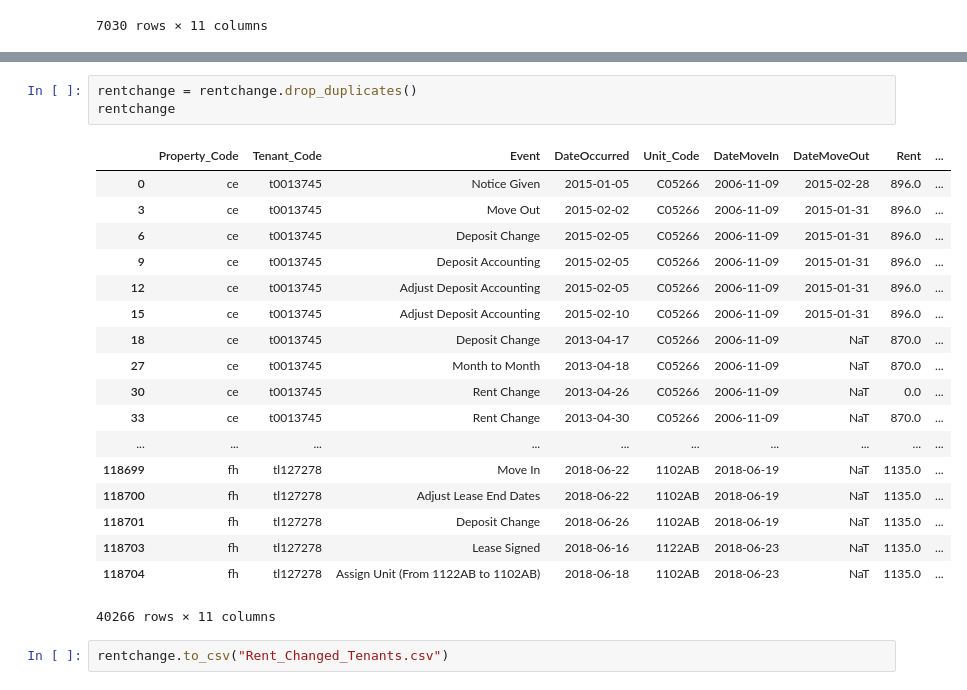
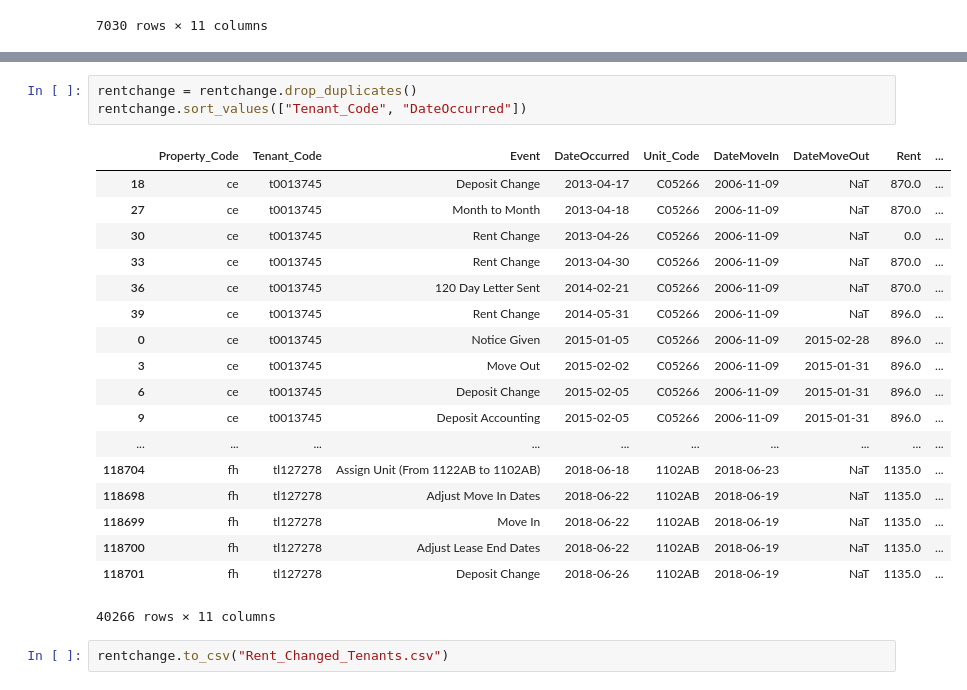
Before and after one commit to richinohio/Final_Project, a Jupyter notebook: Rent Change vs No Rent Change.ipynb, the cells around one changed output, grey strips where cells are left out. Drawn from its saved outputs; the diff is of its cells as text.

```diff
--- a/Rent Change vs No Rent Change.ipynb
+++ b/Rent Change vs No Rent Change.ipynb
@@ -118,24 +107,24 @@ rentchange.head(25)
 # %%
 rentchange = rentchange.drop_duplicates()
-rentchange
+rentchange.sort_values(["Tenant_Code", "DateOccurred"])
 # %% [output]
 |  | Property_Code | Tenant_Code | Event | DateOccurred | Unit_Code | DateMoveIn | DateMoveOut | Rent | ... |
+| 18 | ce | t0013745 | Deposit Change | 2013-04-17 | C05266 | 2006-11-09 | NaT | 870.0 | ... |
+| 27 | ce | t0013745 | Month to Month | 2013-04-18 | C05266 | 2006-11-09 | NaT | 870.0 | ... |
+| 30 | ce | t0013745 | Rent Change | 2013-04-26 | C05266 | 2006-11-09 | NaT | 0.0 | ... |
+| 33 | ce | t0013745 | Rent Change | 2013-04-30 | C05266 | 2006-11-09 | NaT | 870.0 | ... |
+| 36 | ce | t0013745 | 120 Day Letter Sent | 2014-02-21 | C05266 | 2006-11-09 | NaT | 870.0 | ... |
+| 39 | ce | t0013745 | Rent Change | 2014-05-31 | C05266 | 2006-11-09 | NaT | 896.0 | ... |
 | 0 | ce | t0013745 | Notice Given | 2015-01-05 | C05266 | 2006-11-09 | 2015-02-28 | 896.0 | ... |
 | 3 | ce | t0013745 | Move Out | 2015-02-02 | C05266 | 2006-11-09 | 2015-01-31 | 896.0 | ... |
 | 6 | ce | t0013745 | Deposit Change | 2015-02-05 | C05266 | 2006-11-09 | 2015-01-31 | 896.0 | ... |
 | 9 | ce | t0013745 | Deposit Accounting | 2015-02-05 | C05266 | 2006-11-09 | 2015-01-31 | 896.0 | ... |
-| 12 | ce | t0013745 | Adjust Deposit Accounting | 2015-02-05 | C05266 | 2006-11-09 | 2015-01-31 | 896.0 | ... |
-| 15 | ce | t0013745 | Adjust Deposit Accounting | 2015-02-10 | C05266 | 2006-11-09 | 2015-01-31 | 896.0 | ... |
-| 18 | ce | t0013745 | Deposit Change | 2013-04-17 | C05266 | 2006-11-09 | NaT | 870.0 | ... |
-| 27 | ce | t0013745 | Month to Month | 2013-04-18 | C05266 | 2006-11-09 | NaT | 870.0 | ... |
-| 30 | ce | t0013745 | Rent Change | 2013-04-26 | C05266 | 2006-11-09 | NaT | 0.0 | ... |
-| 33 | ce | t0013745 | Rent Change | 2013-04-30 | C05266 | 2006-11-09 | NaT | 870.0 | ... |
 | ... | ... | ... | ... | ... | ... | ... | ... | ... | ... |
+| 118704 | fh | tl127278 | Assign Unit (From 1122AB to 1102AB) | 2018-06-18 | 1102AB | 2018-06-23 | NaT | 1135.0 | ... |
+| 118698 | fh | tl127278 | Adjust Move In Dates | 2018-06-22 | 1102AB | 2018-06-19 | NaT | 1135.0 | ... |
 | 118699 | fh | tl127278 | Move In | 2018-06-22 | 1102AB | 2018-06-19 | NaT | 1135.0 | ... |
 | 118700 | fh | tl127278 | Adjust Lease End Dates | 2018-06-22 | 1102AB | 2018-06-19 | NaT | 1135.0 | ... |
 | 118701 | fh | tl127278 | Deposit Change | 2018-06-26 | 1102AB | 2018-06-19 | NaT | 1135.0 | ... |
-| 118703 | fh | tl127278 | Lease Signed | 2018-06-16 | 1122AB | 2018-06-23 | NaT | 1135.0 | ... |
-| 118704 | fh | tl127278 | Assign Unit (From 1122AB to 1102AB) | 2018-06-18 | 1102AB | 2018-06-23 | NaT | 1135.0 | ... |
 40266 rows × 11 columns
 # %%
 rentchange.to_csv("Rent_Changed_Tenants.csv")
```
Also changed, not shown: parts of 5 cells of this notebook, 1 other file.
